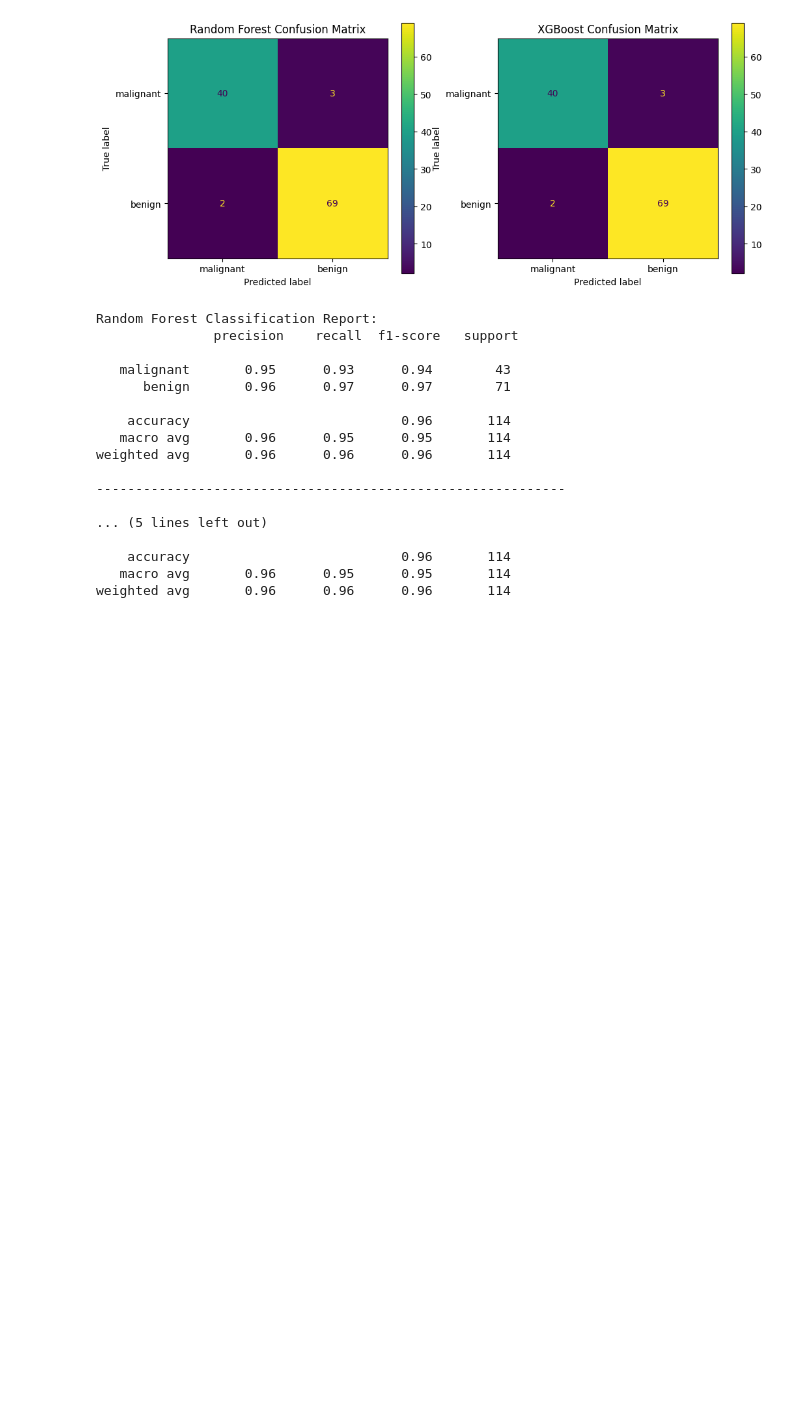
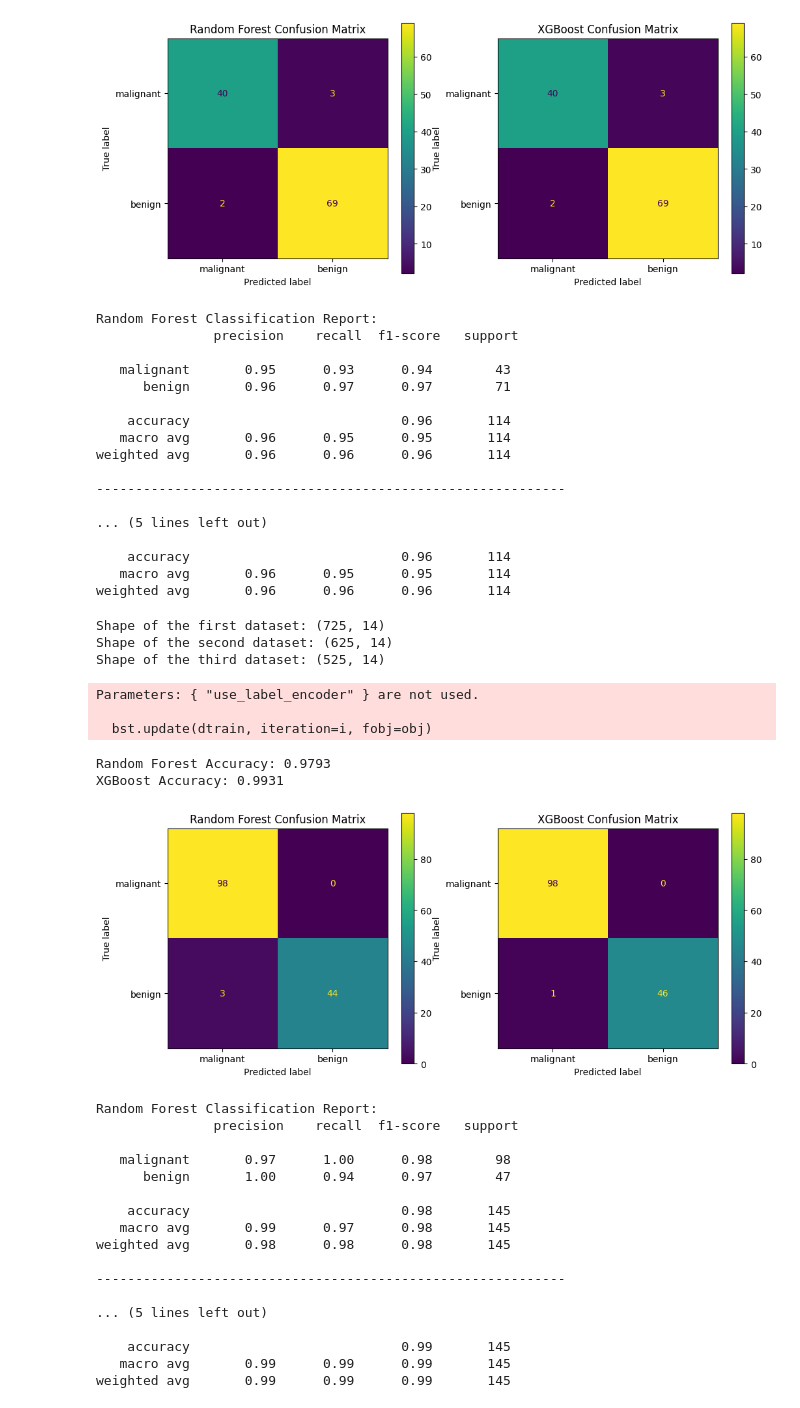
Before and after one commit to AliArabi2022/Machine_learning, a Jupyter notebook: Supervised_learning/Ensemble Learning/Ensemble Learning.ipynb, the cells around one changed output. Cells and saved outputs as stored; diff of their text form; code cells hidden in the pictures; blank space fills up the shorter version.

Commit message:
add dataset

```diff
--- a/Supervised_learning/Ensemble Learning/Ensemble Learning.ipynb
+++ b/Supervised_learning/Ensemble Learning/Ensemble Learning.ipynb
@@ -279,3 +279,45 @@ weighted avg       0.96      0.96      0.96       114
     accuracy                           0.96       114
    macro avg       0.96      0.95      0.95       114
 weighted avg       0.96      0.96      0.96       114
+# %%
+dataset1 = pd.read_csv("./Data/1.csv")
+dataset2 = pd.read_csv("./Data/2.csv")
+dataset3 = pd.read_csv("./Data/3.csv")
+
+print(f"Shape of the first dataset: {dataset1.shape}")
+print(f"Shape of the second dataset: {dataset2.shape}")
+print(f"Shape of the third dataset: {dataset3.shape}")
+# %% [output]
+Shape of the first dataset: (725, 14)
+Shape of the second dataset: (625, 14)
+Shape of the third dataset: (525, 14)
+# %%
+X1, y1 = dataset1.drop(columns=["target"]), dataset1["target"]
+X2, y2 = dataset2.drop(columns=["target"]), dataset2["target"]
+X3, y3 = dataset3.drop(columns=["target"]), dataset3["target"]
+# %%
+test_dataset(X1,y1)
+# %% [output]
+Parameters: { "use_label_encoder" } are not used.
+
+  bst.update(dtrain, iteration=i, fobj=obj)
+Random Forest Accuracy: 0.9793
+XGBoost Accuracy: 0.9931
+[figure, added]
+Random Forest Classification Report:
+               precision    recall  f1-score   support
+
+   malignant       0.97      1.00      0.98        98
+      benign       1.00      0.94      0.97        47
+
+    accuracy                           0.98       145
+   macro avg       0.99      0.97      0.98       145
+weighted avg       0.98      0.98      0.98       145
+
+------------------------------------------------------------
+
+... (5 lines left out)
+
+    accuracy                           0.99       145
+   macro avg       0.99      0.99      0.99       145
+weighted avg       0.99      0.99      0.99       145
```
Also changed, not shown: parts of 3 cells of this notebook.
